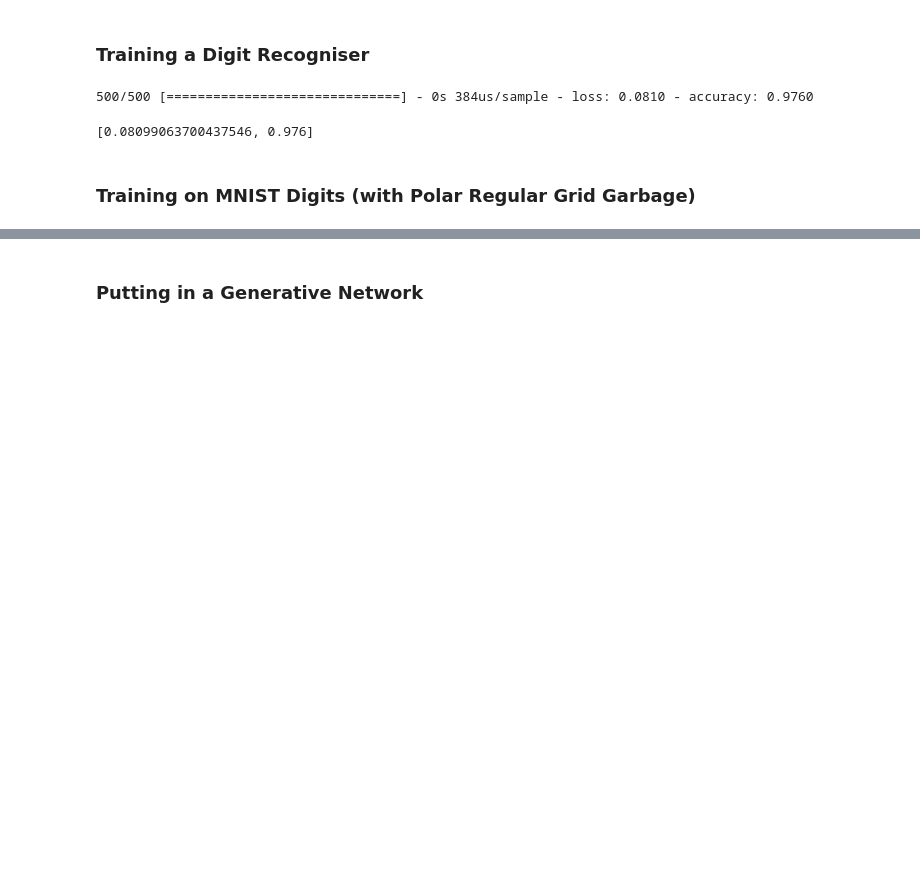
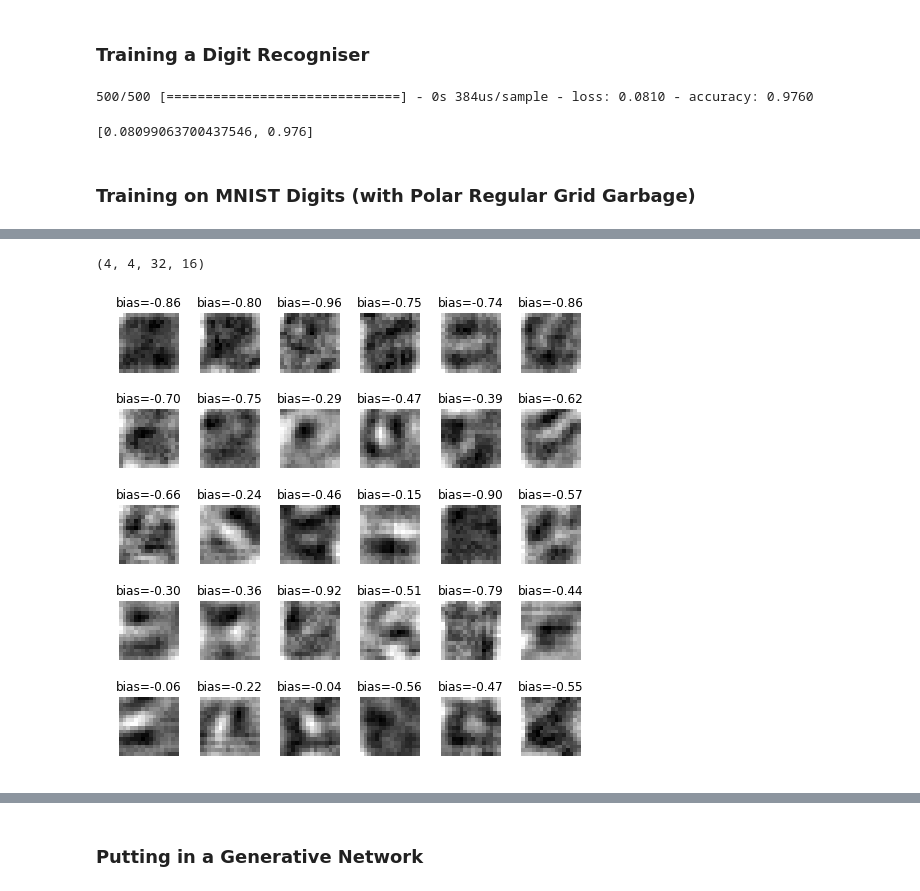
Before and after one commit to wjmn/bmedsc-exploratory, a Jupyter notebook: 03-psychophysics/index.ipynb, the cells around one changed output, grey strips where cells are left out. Drawn from its saved outputs; the diff is of its cells as text; code cells hidden in the pictures; blank space fills up the shorter version.

```diff
--- a/03-psychophysics/index.ipynb
+++ b/03-psychophysics/index.ipynb
@@ -918 +925,32 @@ mnist_model_path = "./data/digit-models/mnist.h5"
 mnist_model = tf.keras.models.load_model(mnist_model_path)
+# %%
+mnist_model.layers[2].get_weights()[0].shape
+# %% [output]
+(4, 4, 32, 16)
+# %%
+def plot_layer_kernels(layer):
+
+    weights, biases = layer.get_weights()
+
+    dim1, dim2, depth, n = weights.shape
+    #print(dim1, dim2, n)
+
+    #n = depth * nkernels
+
+    subplotx = int(np.sqrt(n))
+    subploty = n // subplotx # will not show all the kernels, but will show most.
+
+    fig, ax = plt.subplots(subplotx, subploty, figsize=(7,7), sharex=True, sharey=True)
+
+    for i in range(n):
+        x = i % subplotx
+        y = i // subplotx
+        ax[x, y].imshow(weights[:, :, 0, i], cmap='gray') # only plot a few kernels
+        ax[x, y].axis('off')
+        ax[x, y].set_title('bias={:.2f}'.format(biases[i]))
+
+    fig.tight_layout()
+# %%
+plot_layer_kernels(mnist_model.layers[1])
+# %% [output]
+[figure, added]
```
Also changed, not shown: parts of 12 cells of this notebook, 5 other files.
